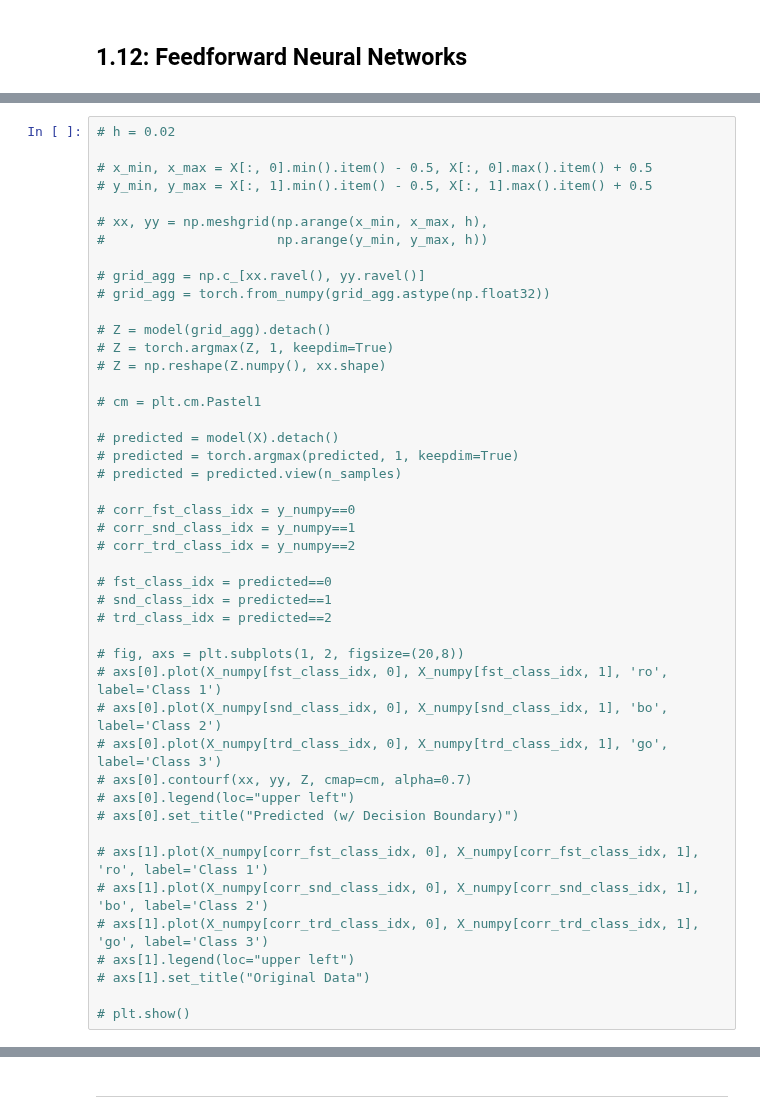
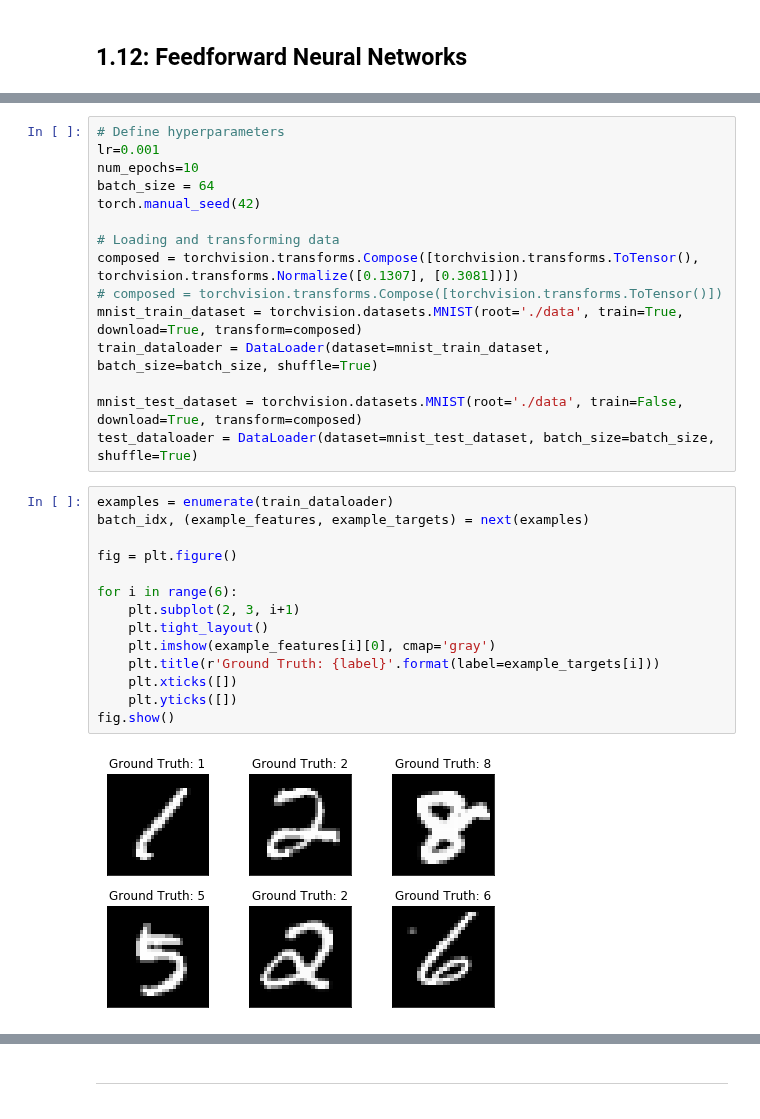
Before and after one commit to caiodeberaldini/pytorch-tutorial, a Jupyter notebook: pytorch-tutorial.ipynb, the cells around one changed output, grey strips where cells are left out. Drawn from its saved outputs; the diff is of its cells as text.

```diff
--- a/pytorch-tutorial.ipynb
+++ b/pytorch-tutorial.ipynb
@@ -1224,45 +1166,31 @@ Probabilities: [0.79 0.02 0.19] (as expected!)
-# %%
-# h = 0.02
-
-# x_min, x_max = X[:, 0].min().item() - 0.5, X[:, 0].max().item() + 0.5
-# y_min, y_max = X[:, 1].min().item() - 0.5, X[:, 1].max().item() + 0.5
-
-# xx, yy = np.meshgrid(np.arange(x_min, x_max, h),
-#                      np.arange(y_min, y_max, h))
-
-# grid_agg = np.c_[xx.ravel(), yy.ravel()]
-# grid_agg = torch.from_numpy(grid_agg.astype(np.float32))
-
-# Z = model(grid_agg).detach()
-# Z = torch.argmax(Z, 1, keepdim=True)
-# Z = np.reshape(Z.numpy(), xx.shape)
-
-# cm = plt.cm.Pastel1
-
-# predicted = model(X).detach()
-# predicted = torch.argmax(predicted, 1, keepdim=True)
-# predicted = predicted.view(n_samples)
-
-# corr_fst_class_idx = y_numpy==0
-# corr_snd_class_idx = y_numpy==1
-# corr_trd_class_idx = y_numpy==2
-
-# fst_class_idx = predicted==0
-# snd_class_idx = predicted==1
-# trd_class_idx = predicted==2
-
-# fig, axs = plt.subplots(1, 2, figsize=(20,8))
-# axs[0].plot(X_numpy[fst_class_idx, 0], X_numpy[fst_class_idx, 1], 'ro', label='Class 1')
-# axs[0].plot(X_numpy[snd_class_idx, 0], X_numpy[snd_class_idx, 1], 'bo', label='Class 2')
-# axs[0].plot(X_numpy[trd_class_idx, 0], X_numpy[trd_class_idx, 1], 'go', label='Class 3')
-# axs[0].contourf(xx, yy, Z, cmap=cm, alpha=0.7)
-# axs[0].legend(loc="upper left")
-# axs[0].set_title("Predicted (w/ Decision Boundary)")
-
-# axs[1].plot(X_numpy[corr_fst_class_idx, 0], X_numpy[corr_fst_class_idx, 1], 'ro', label='Class 1')
-# axs[1].plot(X_numpy[corr_snd_class_idx, 0], X_numpy[corr_snd_class_idx, 1], 'bo', label='Class 2')
-# axs[1].plot(X_numpy[corr_trd_class_idx, 0], X_numpy[corr_trd_class_idx, 1], 'go', label='Class 3')
-# axs[1].legend(loc="upper left")
-# axs[1].set_title("Original Data")
-
-# plt.show()
+# %%
+# Define hyperparameters
+lr=0.001
+num_epochs=10
+batch_size = 64
+torch.manual_seed(42)
+
+# Loading and transforming data
+composed = torchvision.transforms.Compose([torchvision.transforms.ToTensor(), torchvision.transforms.Normalize([0.1307], [0.3081])])
+# composed = torchvision.transforms.Compose([torchvision.transforms.ToTensor()])
+mnist_train_dataset = torchvision.datasets.MNIST(root='./data', train=True, download=True, transform=composed)
+train_dataloader = DataLoader(dataset=mnist_train_dataset, batch_size=batch_size, shuffle=True)
+
+mnist_test_dataset = torchvision.datasets.MNIST(root='./data', train=False, download=True, transform=composed)
+test_dataloader = DataLoader(dataset=mnist_test_dataset, batch_size=batch_size, shuffle=True)
+# %%
+examples = enumerate(train_dataloader)
+batch_idx, (example_features, example_targets) = next(examples)
+
+fig = plt.figure()
+
+for i in range(6):
+    plt.subplot(2, 3, i+1)
+    plt.tight_layout()
+    plt.imshow(example_features[i][0], cmap='gray')
+    plt.title(r'Ground Truth: {label}'.format(label=example_targets[i]))
+    plt.xticks([])
+    plt.yticks([])
+fig.show()
+# %% [output]
+[figure, added]
```
Also changed, not shown: parts of 19 cells of this notebook.
